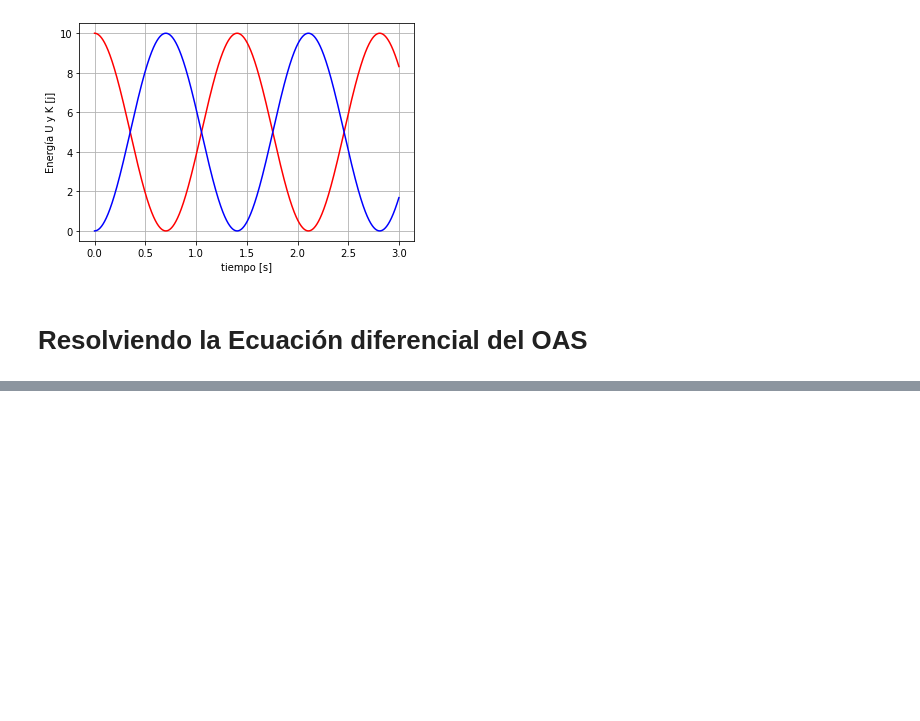
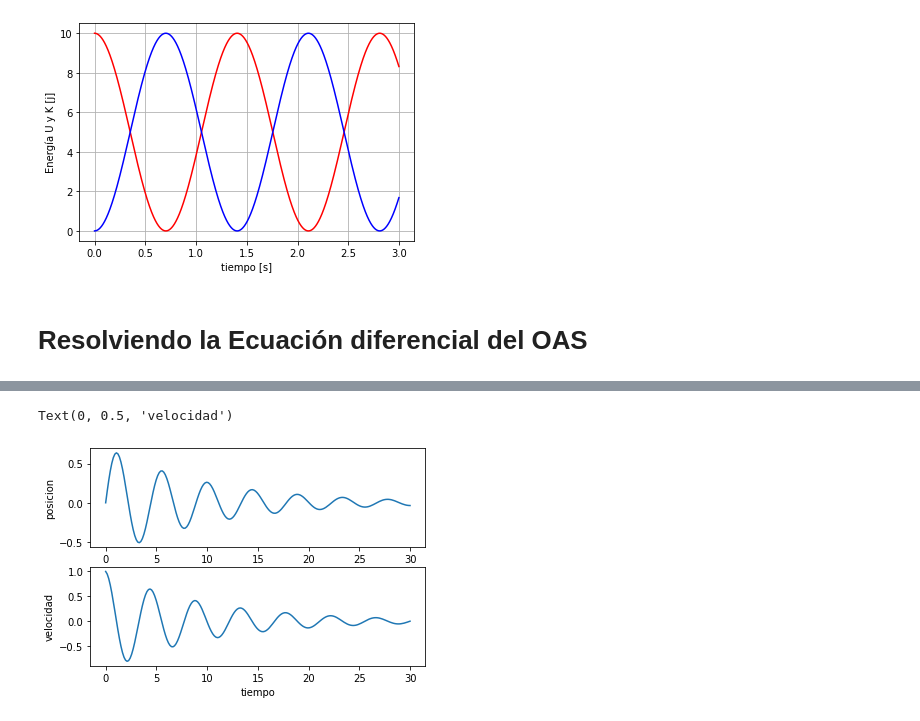
Before and after one commit to justinRH/physics, a Jupyter notebook: widget_MAS.ipynb, the cells around one changed output, grey strips where cells are left out. Drawn from its saved outputs; the diff is of its cells as text; code cells hidden in the pictures; blank space fills up the shorter version.

```diff
--- a/widget_MAS.ipynb
+++ b/widget_MAS.ipynb
@@ -104,0 +166,21 @@ plt.grid(True)
+# %%
+def EDO(x,t):
+  return (x[1], -.2*x[1] -2*x[0] )
+
+Co = [0,1] #condiciones iniciales [X_inicial, V_inicial]
+t = np.linspace(0,30,200)
+solucion = odeint(EDO,Co,t)
+xs = solucion[:,0]  #posicion
+vs = solucion[:,1]  #velocidad
+
+fig, axs = plt.subplots(2)
+axs[0].plot(t,xs)
+axs[0].set_xlabel('tiempo')
+axs[0].set_ylabel('posicion')
+
+axs[1].plot(t,vs)
+axs[1].set_xlabel('tiempo')
+axs[1].set_ylabel('velocidad')
+# %% [output]
+Text(0, 0.5, 'velocidad')
+[figure, added]
```
Also changed, not shown: parts of 11 cells of this notebook.
